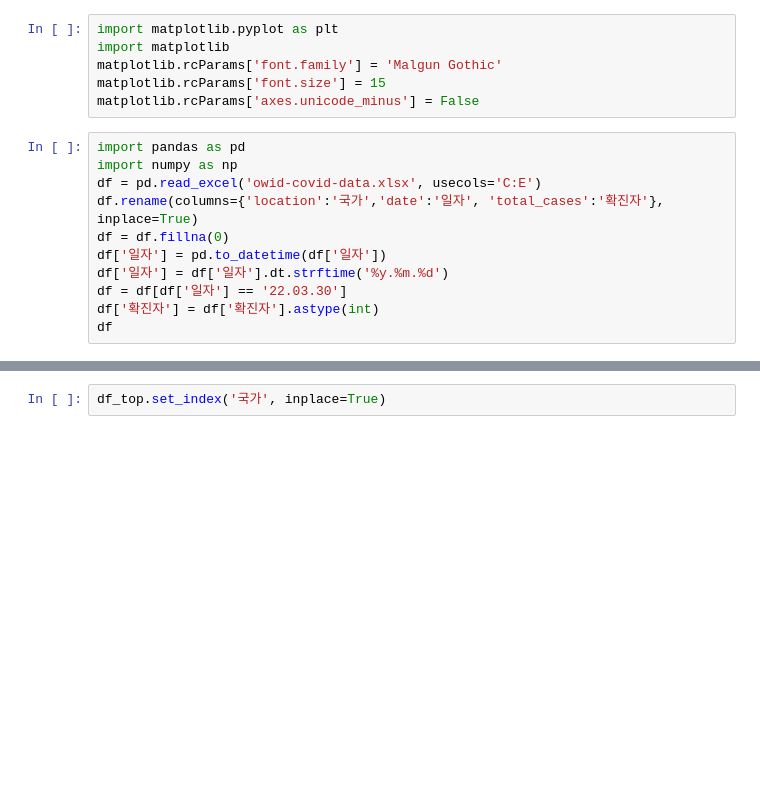
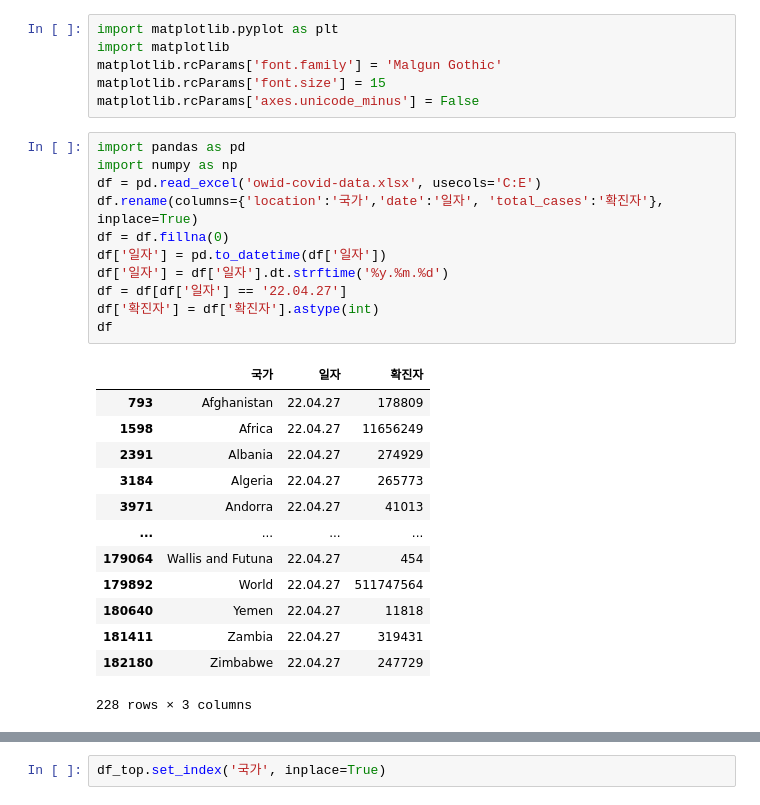
Before and after one commit to cpwoo/ProjectCorona, a Jupyter notebook: pie chart.ipynb, the cells around one changed output, grey strips where cells are left out. Cells and saved outputs as stored; diff of their text form; blank space fills up the shorter version.

```diff
--- a/pie chart.ipynb
+++ b/pie chart.ipynb
@@ -7,14 +7,28 @@ matplotlib.rcParams['axes.unicode_minus'] = False
 # %%
 import pandas as pd
 import numpy as np
 df = pd.read_excel('owid-covid-data.xlsx', usecols='C:E')
 df.rename(columns={'location':'국가','date':'일자', 'total_cases':'확진자'}, inplace=True)
 df = df.fillna(0)
 df['일자'] = pd.to_datetime(df['일자'])
 df['일자'] = df['일자'].dt.strftime('%y.%m.%d')
-df = df[df['일자'] == '22.03.30']
+df = df[df['일자'] == '22.04.27']
 df['확진자'] = df['확진자'].astype(int)
 df
+# %% [output]
+|  | 국가 | 일자 | 확진자 |
+| 793 | Afghanistan | 22.04.27 | 178809 |
+| 1598 | Africa | 22.04.27 | 11656249 |
+| 2391 | Albania | 22.04.27 | 274929 |
+| 3184 | Algeria | 22.04.27 | 265773 |
+| 3971 | Andorra | 22.04.27 | 41013 |
+| ... | ... | ... | ... |
+| 179064 | Wallis and Futuna | 22.04.27 | 454 |
+| 179892 | World | 22.04.27 | 511747564 |
+| 180640 | Yemen | 22.04.27 | 11818 |
+| 181411 | Zambia | 22.04.27 | 319431 |
+| 182180 | Zimbabwe | 22.04.27 | 247729 |
+228 rows × 3 columns
 # %%
 continents = ['Africa', 'Asia', 'Europe', 'European Union', 'High income', 'Upper middle income', 'Low income',
               'Lower middle income', 'North America', 'South Africa', 'South America', 'World']
```
Also changed, not shown: parts of 7 cells of this notebook, 3 other files.
